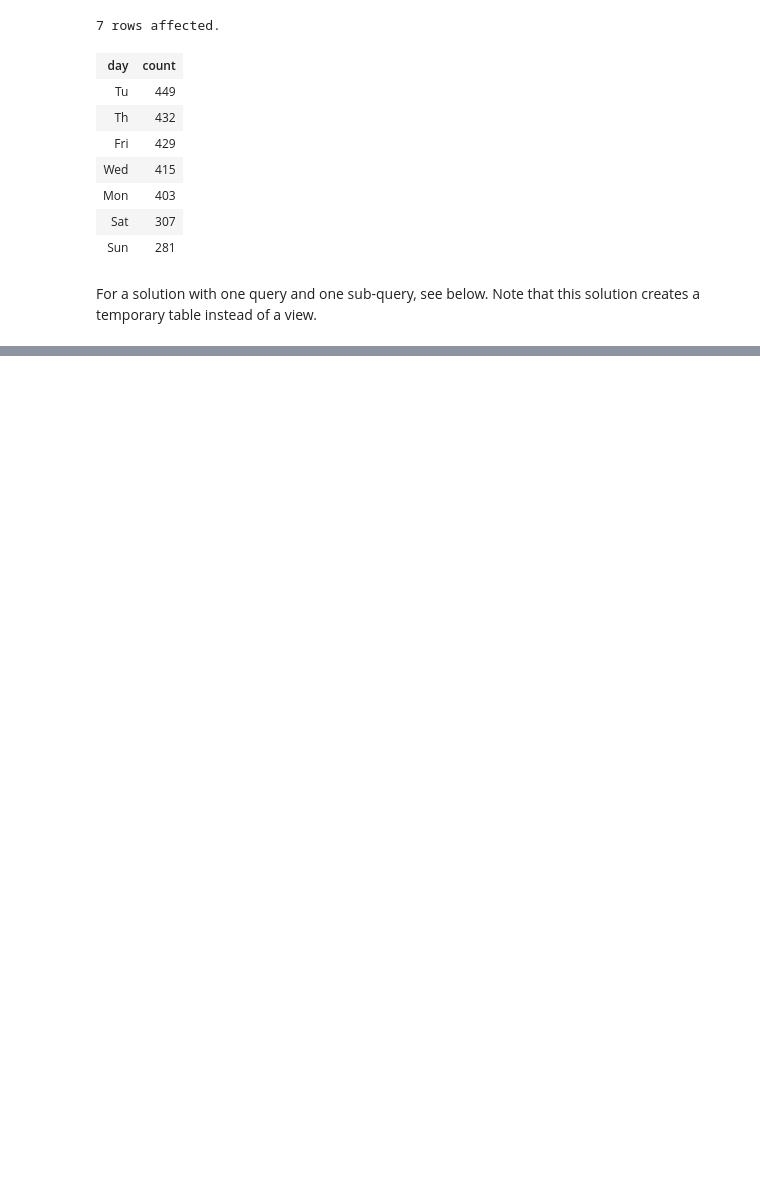
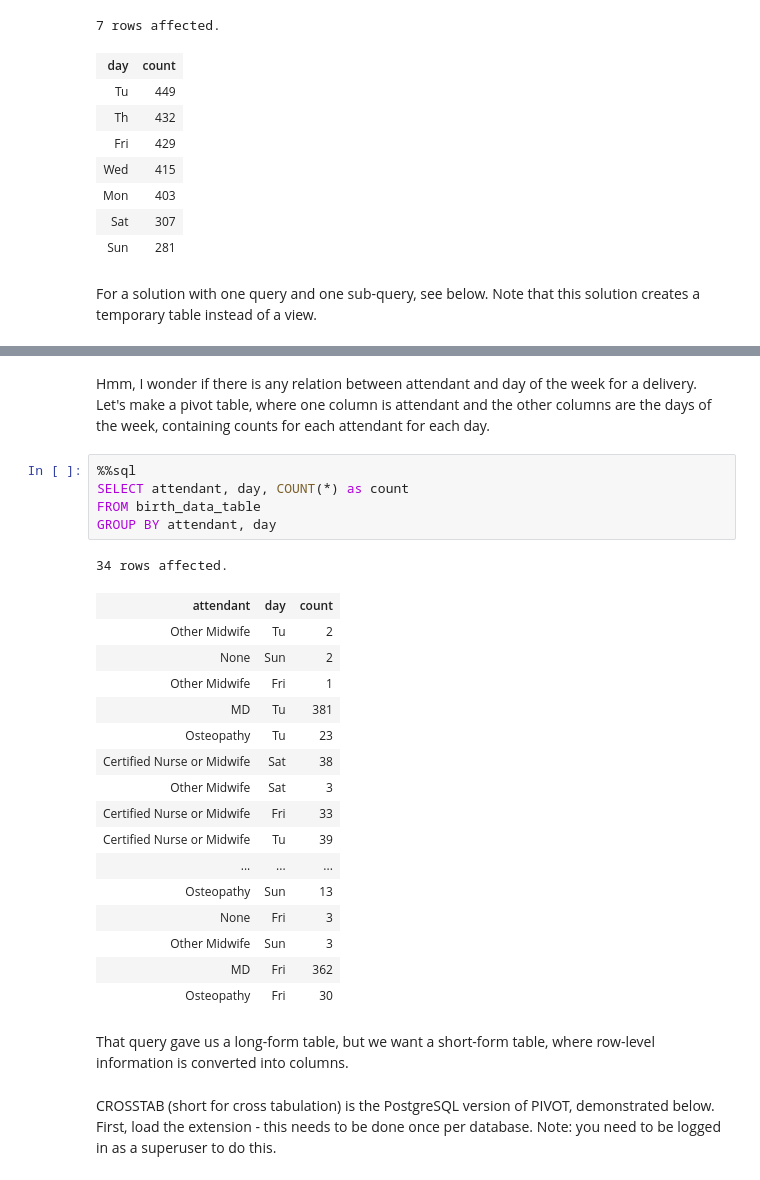
Before and after one commit to nwespe/CDPredictor, a Jupyter notebook: SQL Practice.ipynb, the cells around one changed output, grey strips where cells are left out. Cells and saved outputs as stored; diff of their text form; blank space fills up the shorter version.

Commit message:
Added pivot table example to SQL practice notebook

```diff
--- a/SQL Practice.ipynb
+++ b/SQL Practice.ipynb
@@ -88,0 +114,29 @@ WHERE count = (SELECT MAX(count) FROM day_counts)
+# %% [markdown]
+Hmm, I wonder if there is any relation between attendant and day of the week for a delivery. Let's make a pivot table, where one column is attendant and the other columns are the days of the week, containing counts for each attendant for each day.
+# %%
+%%sql
+SELECT attendant, day, COUNT(*) as count
+FROM birth_data_table
+GROUP BY attendant, day
+# %% [output]
+34 rows affected.
+| attendant | day | count |
+| Other Midwife | Tu | 2 |
+| None | Sun | 2 |
+| Other Midwife | Fri | 1 |
+| MD | Tu | 381 |
+| Osteopathy | Tu | 23 |
+| Certified Nurse or Midwife | Sat | 38 |
+| Other Midwife | Sat | 3 |
+| Certified Nurse or Midwife | Fri | 33 |
+| Certified Nurse or Midwife | Tu | 39 |
+| ... | ... | ... |
+| Osteopathy | Sun | 13 |
+| None | Fri | 3 |
+| Other Midwife | Sun | 3 |
+| MD | Fri | 362 |
+| Osteopathy | Fri | 30 |
+# %% [markdown]
+That query gave us a long-form table, but we want a short-form table, where row-level information is converted into columns.
+# %% [markdown]
+CROSSTAB (short for cross tabulation) is the PostgreSQL version of PIVOT, demonstrated below. First, load the extension - this needs to be done once per database. Note: you need to be logged in as a superuser to do this.
```
Also changed, not shown: parts of 12 cells of this notebook.
